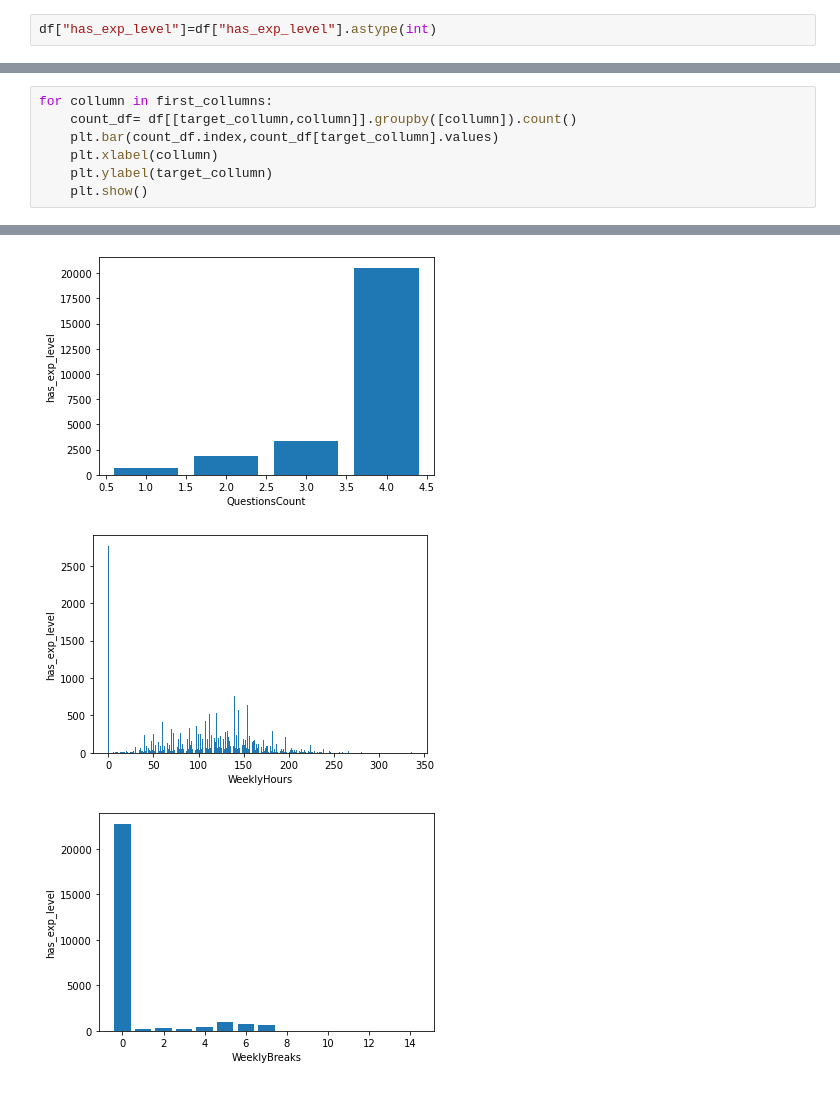
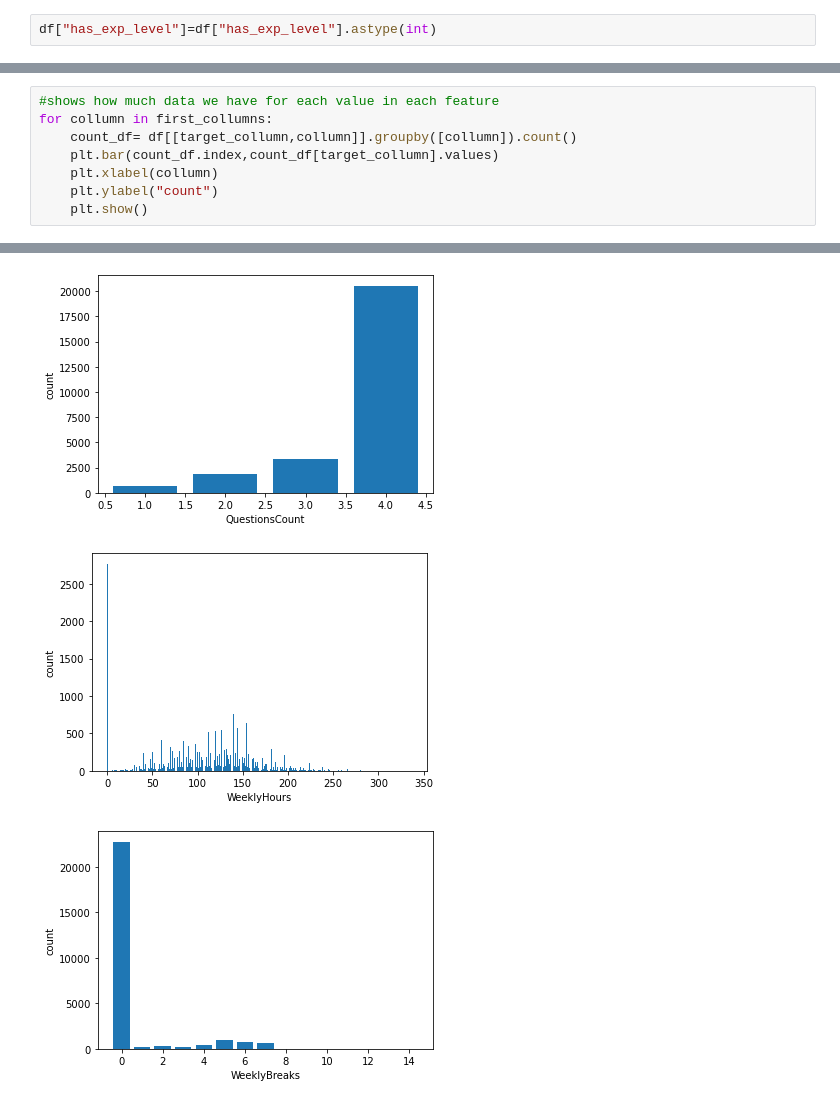
Before and after one commit to omer-priel/TheRootOfDataScience, a Jupyter notebook: notebooks/main.ipynb, the cells around one changed output, grey strips where cells are left out. Drawn from its saved outputs; the diff is of its cells as text.

Commit message:
added some category visualisation

```diff
--- a/notebooks/main.ipynb
+++ b/notebooks/main.ipynb
@@ -85,10 +86,11 @@ for collumn in first_collumns:
 [figure]
 [figure]
 # %%
+#shows how much data we have for each value in each feature
 for collumn in first_collumns:
     count_df= df[[target_collumn,collumn]].groupby([collumn]).count()
     plt.bar(count_df.index,count_df[target_collumn].values)
     plt.xlabel(collumn)
-    plt.ylabel(target_collumn)
+    plt.ylabel("count")
     plt.show()
 # %% [output]
@@ -102,3 +104,3 @@ for collumn in first_collumns:
-[figure, old version]
+[figure, new version]
-[figure, old version]
+[figure, new version]
-[figure, old version]
+[figure, new version]
```
Also changed, not shown: parts of 3 cells of this notebook.
